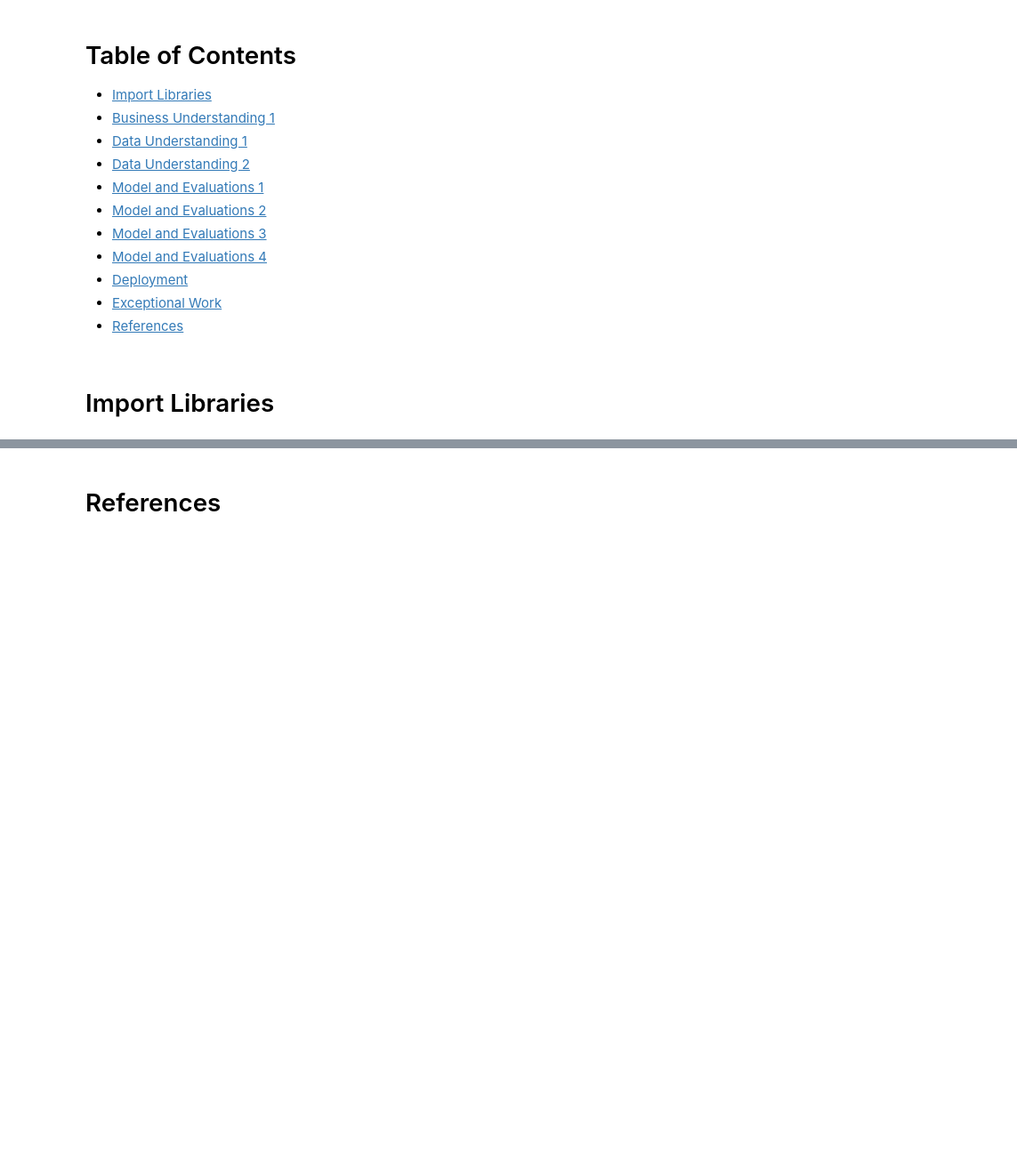
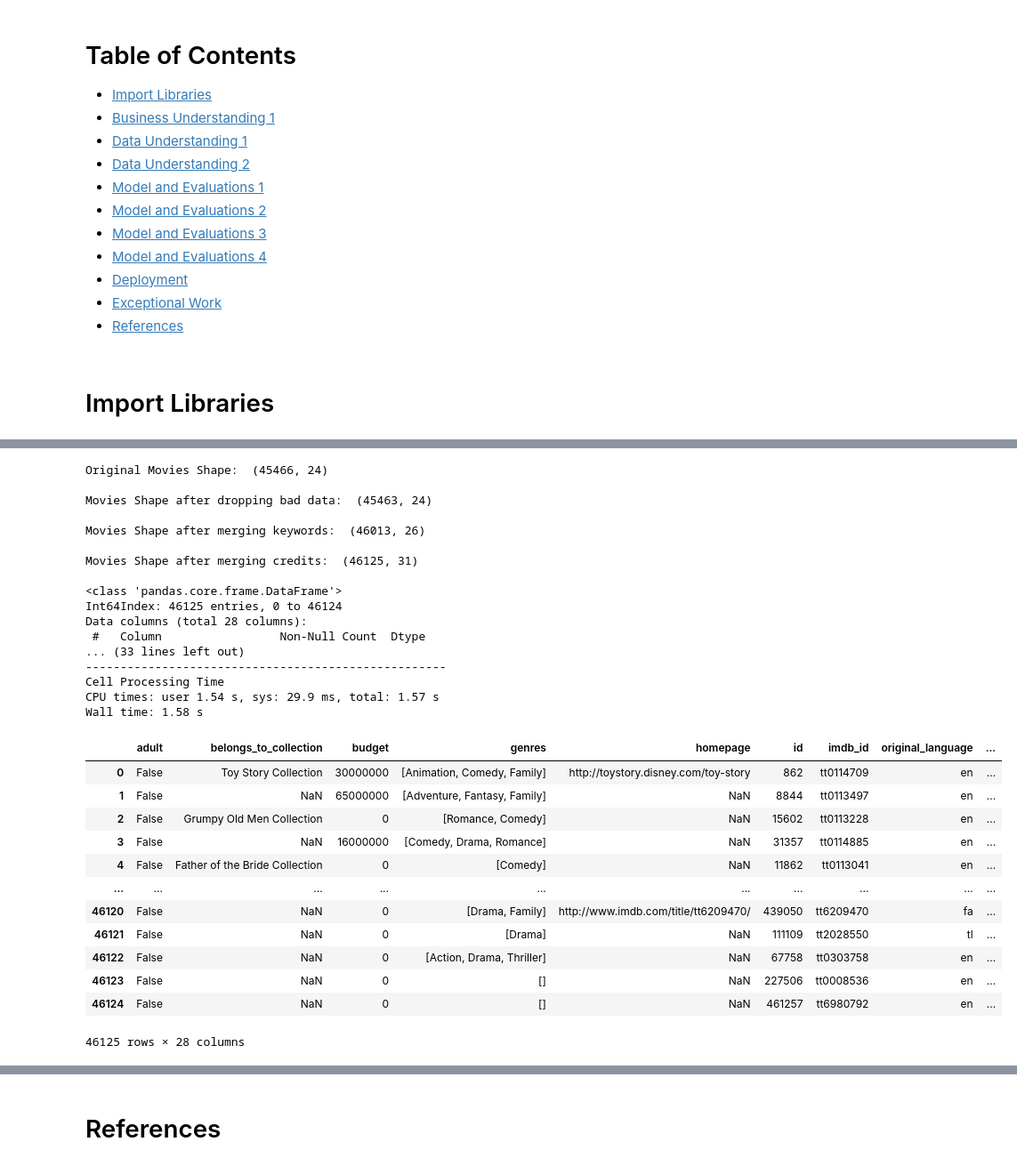
Before and after one commit to sachinac/ML7331, a Jupyter notebook: msds_7331_lab3.ipynb, the cells around one changed output, grey strips where cells are left out. Shown: that part at 89% size. Drawn from its saved outputs; the diff is of its cells as text; code cells hidden in the pictures; blank space fills up the shorter version.

```diff
--- a/msds_7331_lab3.ipynb
+++ b/msds_7331_lab3.ipynb
@@ -24,0 +17,10 @@
+# %%
+import pandas as pd
+import numpy as np
+import turicreate as tc
+import ast
+import wget
+import zipfile
+import os
+
+timebreak = '\n\n----------------------------------------------------\nCell Processing Time'
@@ -24,0 +223,66 @@
+# %%
+%%time
+movies = pd.read_csv('./data/movies/movies_metadata.csv', low_memory=False)
+print('Original Movies Shape: ', movies.shape, '\n')
+
+# Remove the movies with erroneous data & convert ID to int:
+movies = movies[~movies['id'].str.contains('-')]
+movies['id'] = movies['id'].astype(int)
+
+print('Movies Shape after dropping bad data: ', movies.shape, '\n')
+
+# Add Keywords & Credits
+movies = movies.merge(keywords, how='left', on='id')
+print('Movies Shape after merging keywords: ', movies.shape, '\n')
+
+movies = movies.merge(credits, how='left', on='id')
+print('Movies Shape after merging credits: ', movies.shape, '\n')
+
+movies = movies.drop(columns=['cast','crew','keyword_json'])
+
+# Function to convert collection to a string
+def get_collection(json):
+    if pd.isnull(json):
+        return np.nan
+    else:
+        return ast.literal_eval(json)['name']
+
+movies['belongs_to_collection'] = movies.belongs_to_collection.apply(get_collection)
+
+#We can re-use our get_keywords function here to get genres
+movies['genres'] = movies.genres.apply(get_keywords)
+
+print(movies.info(),timebreak)
+
+movies
+# %% [output]
+Original Movies Shape:  (45466, 24)
+
+Movies Shape after dropping bad data:  (45463, 24)
+
+Movies Shape after merging keywords:  (46013, 26)
+
+Movies Shape after merging credits:  (46125, 31)
+
+<class 'pandas.core.frame.DataFrame'>
+Int64Index: 46125 entries, 0 to 46124
+Data columns (total 28 columns):
+ #   Column                 Non-Null Count  Dtype
+... (33 lines left out)
+----------------------------------------------------
+Cell Processing Time
+CPU times: user 1.54 s, sys: 29.9 ms, total: 1.57 s
+Wall time: 1.58 s
+|  | adult | belongs_to_collection | budget | genres | homepage | id | imdb_id | original_language | ... |
+| 0 | False | Toy Story Collection | 30000000 | [Animation, Comedy, Family] | http://toystory.disney.com/toy-story | 862 | tt0114709 | en | ... |
+| 1 | False | NaN | 65000000 | [Adventure, Fantasy, Family] | NaN | 8844 | tt0113497 | en | ... |
+| 2 | False | Grumpy Old Men Collection | 0 | [Romance, Comedy] | NaN | 15602 | tt0113228 | en | ... |
+| 3 | False | NaN | 16000000 | [Comedy, Drama, Romance] | NaN | 31357 | tt0114885 | en | ... |
+| 4 | False | Father of the Bride Collection | 0 | [Comedy] | NaN | 11862 | tt0113041 | en | ... |
+| ... | ... | ... | ... | ... | ... | ... | ... | ... | ... |
+| 46120 | False | NaN | 0 | [Drama, Family] | http://www.imdb.com/title/tt6209470/ | 439050 | tt6209470 | fa | ... |
+| 46121 | False | NaN | 0 | [Drama] | NaN | 111109 | tt2028550 | tl | ... |
+| 46122 | False | NaN | 0 | [Action, Drama, Thriller] | NaN | 67758 | tt0303758 | en | ... |
+| 46123 | False | NaN | 0 | [] | NaN | 227506 | tt0008536 | en | ... |
+| 46124 | False | NaN | 0 | [] | NaN | 461257 | tt6980792 | en | ... |
+46125 rows × 28 columns
```
Also changed, not shown: parts of 26 cells of this notebook, 1 other file.
